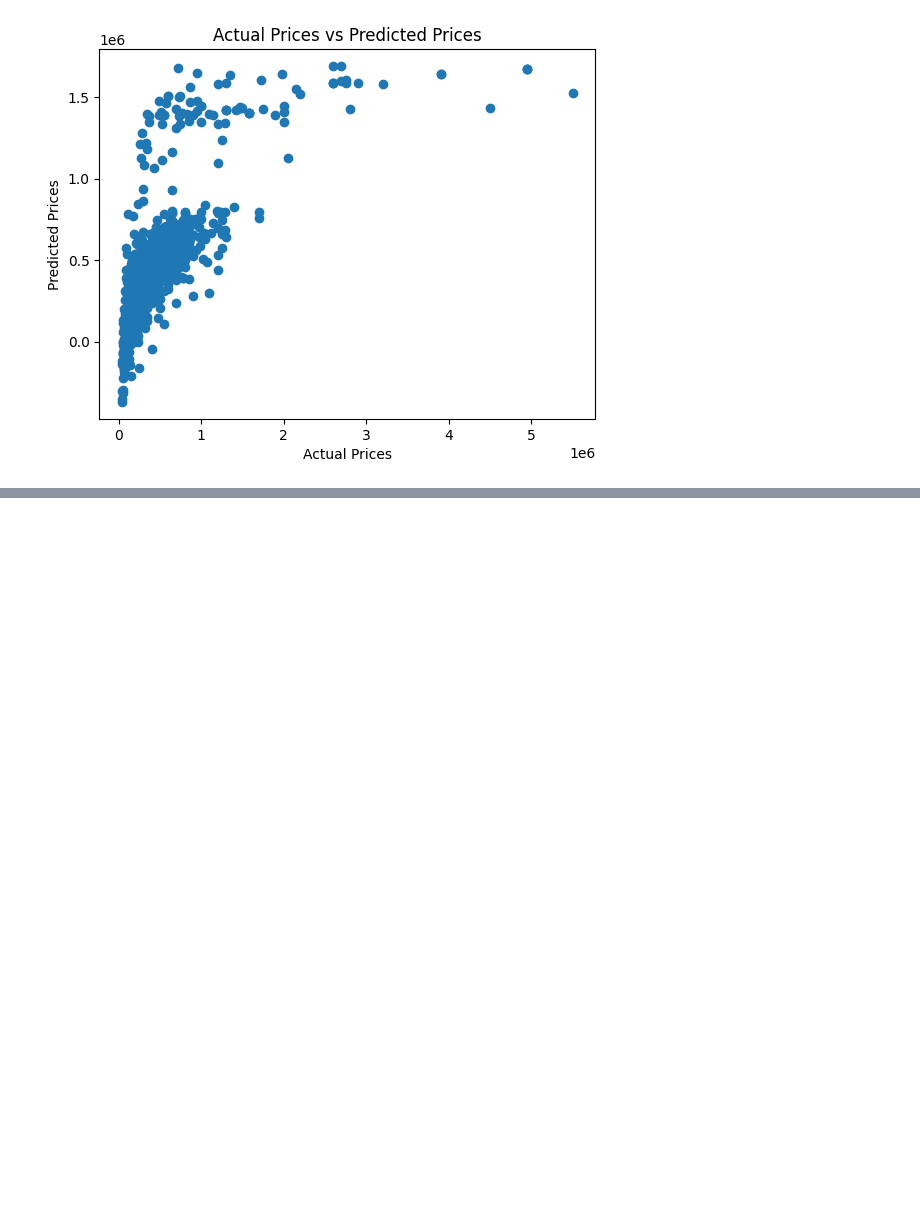
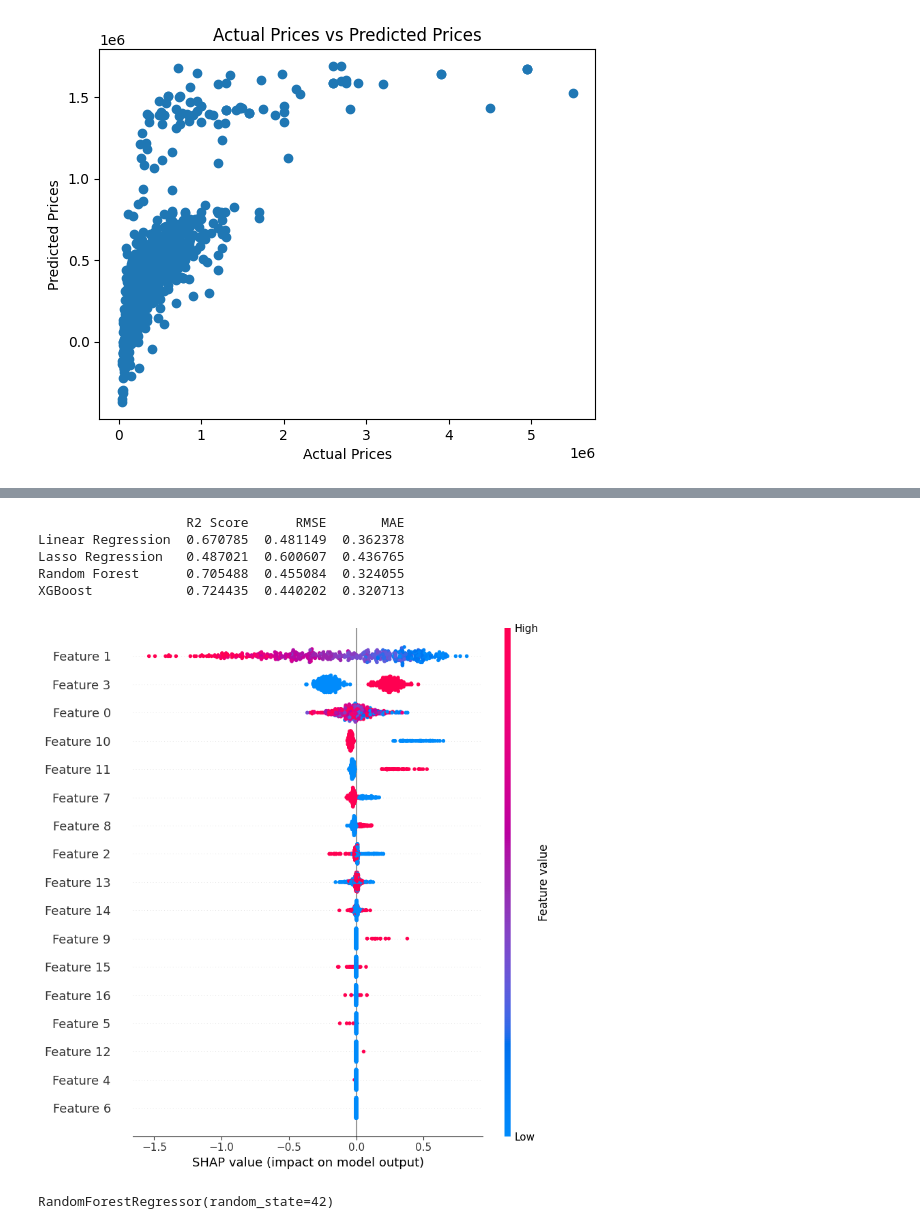
Before and after one commit to Shalu-Yadav0811/Car-Price-Prediction, a Jupyter notebook: CarPricePrediction.ipynb, the cells around one changed output, grey strips where cells are left out. Drawn from its saved outputs; the diff is of its cells as text; code cells hidden in the pictures; blank space fills up the shorter version.

Commit message:
Fixed shape mismatch in SHAP summary plot by replacing raw data with preprocessed transformed data.

```diff
--- a/CarPricePrediction.ipynb
+++ b/CarPricePrediction.ipynb
@@ -324,0 +418,24 @@ plt.show()
+# %%
+# Convert results to DataFrame
+results_df = pd.DataFrame(results).T
+print(results_df)
+# %% [output]
+                   R2 Score      RMSE       MAE
+Linear Regression  0.670785  0.481149  0.362378
+Lasso Regression   0.487021  0.600607  0.436765
+Random Forest      0.705488  0.455084  0.324055
+XGBoost            0.724435  0.440202  0.320713
+# %%
+sample_size = 500  # Adjust based on performance
+X_sample = X_train_transformed[:sample_size]
+
+explainer = shap.Explainer(rf_model, X_sample)
+shap_values = explainer(X_sample)  # Only calculate for subset
+shap.summary_plot(shap_values, X_sample)
+# %% [output]
+[figure, added]
+# %%
+rf_model = RandomForestRegressor(n_estimators=100, random_state=42)
+rf_model.fit(X_train_transformed, y_train)
+# %% [output]
+RandomForestRegressor(random_state=42)
```
Also changed, not shown: parts of 19 cells of this notebook.
